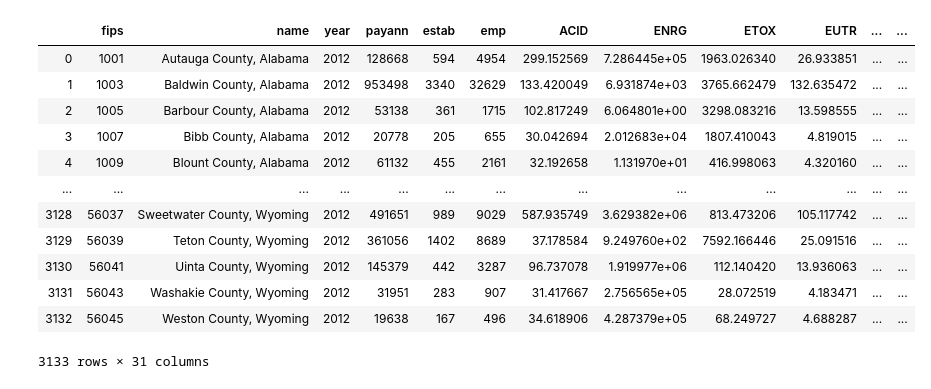
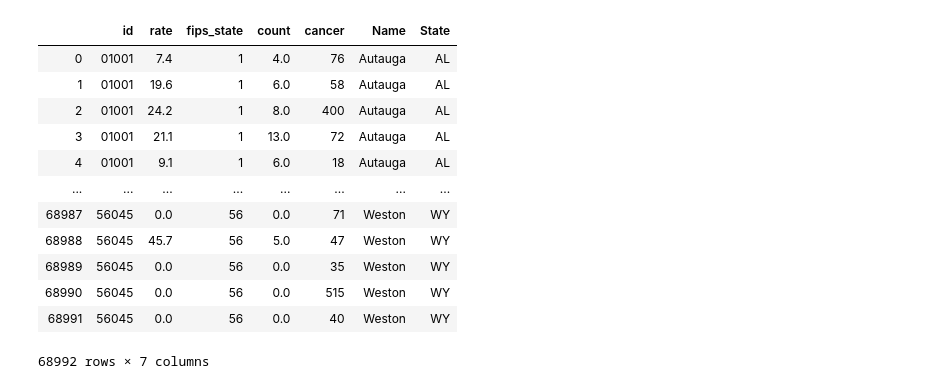
Before and after one commit to Merrel/Cancer-Industry-Dashboard, a Jupyter notebook: demo_viz/viz-data/Viz-Data-Setup.ipynb, the cells around one changed output. Cells and saved outputs as stored; diff of their text form; code cells hidden in the pictures.

Commit message:
update to viz data and scatter

```diff
--- a/demo_viz/viz-data/Viz-Data-Setup.ipynb
+++ b/demo_viz/viz-data/Viz-Data-Setup.ipynb
@@ -61,0 +103,10 @@ df_cancer
+# %%
+# Some initial additions
+df_cancer['fips_str'] = df_cancer.fips.apply(fips_to_str)
+df_cancer['fips_state'] = df_cancer.fips_str.apply(extract_state_fips)
+df_cancer['rate'] = (pd.to_numeric(df_cancer['incidence rate_per_100000'], errors='coerce')
+                             .replace(np.nan, 0, regex=True))
+#df_cancer['count'] = df_cancer.annual_count_avg.str.split().str[0]
+df_cancer['count'] = (pd.to_numeric(df_cancer['annual_count_avg'], errors='coerce')
+                             .replace(np.nan, 0, regex=True))
+df_cancer
@@ -61,0 +237,13 @@ df_cancer
+# %%
+criterion = (df_cancer.cancer!=1) & ((df_cancer.stage.isna()))
+
+columns = ['fips', 'fips_str', 'fips_state', 'count', 'rate', 'cancer']
+
+df_cancer_type = df_cancer[criterion][columns]
+
+
+
+# Sort values by fips
+df_cancer_type.sort_values(by='fips', inplace=True)
+
+df_cancer_type.fips = df_cancer_type.fips.apply(int)
@@ -61,0 +255,4 @@ df_cancer
+# %%
+# Only take cancer rows which are in file of list of all county fips
+df_single_cancer = df_cancer_type[
+        (df_cancer_type.fips.isin(counties.id.tolist()))][['fips_str', 'rate', 'fips_state','count','cancer']]
@@ -61,0 +265,10 @@ df_cancer
+# %%
+# rename columns
+df_single_cancer.rename(columns={'fips_str': 'id'}, inplace=True)
+
+# Save cancer data to tsv
+df_single_cancer.to_csv('cancer.tsv', sep='\t', index=False)
+
+# only taking cancer type 72
+#df_single_cancer = df_single_cancer[df_single_cancer['cancer'] == 72]
+df_single_cancer
@@ -62,17 +289,17 @@ df_cancer
 # %%
-result = pd.merge(df_new, df_cancer, on='fips', how='inner')
+result = pd.merge(df_single_cancer, counties, on='id', how='inner')
 result
 # %% [output]
-|  | fips | name | year | payann | estab | emp | ACID | ENRG | ETOX | EUTR | ... | ... |
-| 0 | 1001 | Autauga County, Alabama | 2012 | 128668 | 594 | 4954 | 299.152569 | 7.286445e+05 | 1963.026340 | 26.933851 | ... | ... |
-| 1 | 1003 | Baldwin County, Alabama | 2012 | 953498 | 3340 | 32629 | 133.420049 | 6.931874e+03 | 3765.662479 | 132.635472 | ... | ... |
-| 2 | 1005 | Barbour County, Alabama | 2012 | 53138 | 361 | 1715 | 102.817249 | 6.064801e+00 | 3298.083216 | 13.598555 | ... | ... |
-| 3 | 1007 | Bibb County, Alabama | 2012 | 20778 | 205 | 655 | 30.042694 | 2.012683e+04 | 1807.410043 | 4.819015 | ... | ... |
-| 4 | 1009 | Blount County, Alabama | 2012 | 61132 | 455 | 2161 | 32.192658 | 1.131970e+01 | 416.998063 | 4.320160 | ... | ... |
-| ... | ... | ... | ... | ... | ... | ... | ... | ... | ... | ... | ... | ... |
-| 3128 | 56037 | Sweetwater County, Wyoming | 2012 | 491651 | 989 | 9029 | 587.935749 | 3.629382e+06 | 813.473206 | 105.117742 | ... | ... |
-| 3129 | 56039 | Teton County, Wyoming | 2012 | 361056 | 1402 | 8689 | 37.178584 | 9.249760e+02 | 7592.166446 | 25.091516 | ... | ... |
-| 3130 | 56041 | Uinta County, Wyoming | 2012 | 145379 | 442 | 3287 | 96.737078 | 1.919977e+06 | 112.140420 | 13.936063 | ... | ... |
-| 3131 | 56043 | Washakie County, Wyoming | 2012 | 31951 | 283 | 907 | 31.417667 | 2.756565e+05 | 28.072519 | 4.183471 | ... | ... |
-| 3132 | 56045 | Weston County, Wyoming | 2012 | 19638 | 167 | 496 | 34.618906 | 4.287379e+05 | 68.249727 | 4.688287 | ... | ... |
+|  | id | rate | fips_state | count | cancer | Name | State |
+| 0 | 01001 | 7.4 | 1 | 4.0 | 76 | Autauga | AL |
+| 1 | 01001 | 19.6 | 1 | 6.0 | 58 | Autauga | AL |
+| 2 | 01001 | 24.2 | 1 | 8.0 | 400 | Autauga | AL |
+| 3 | 01001 | 21.1 | 1 | 13.0 | 72 | Autauga | AL |
+| 4 | 01001 | 9.1 | 1 | 6.0 | 18 | Autauga | AL |
+| ... | ... | ... | ... | ... | ... | ... | ... |
+| 68987 | 56045 | 0.0 | 56 | 0.0 | 71 | Weston | WY |
+| 68988 | 56045 | 45.7 | 56 | 5.0 | 47 | Weston | WY |
+| 68989 | 56045 | 0.0 | 56 | 0.0 | 35 | Weston | WY |
+| 68990 | 56045 | 0.0 | 56 | 0.0 | 515 | Weston | WY |
+| 68991 | 56045 | 0.0 | 56 | 0.0 | 40 | Weston | WY |
-3133 rows × 31 columns
+68992 rows × 7 columns
```
Also changed, not shown: parts of 30 cells of this notebook, 3 other files.
